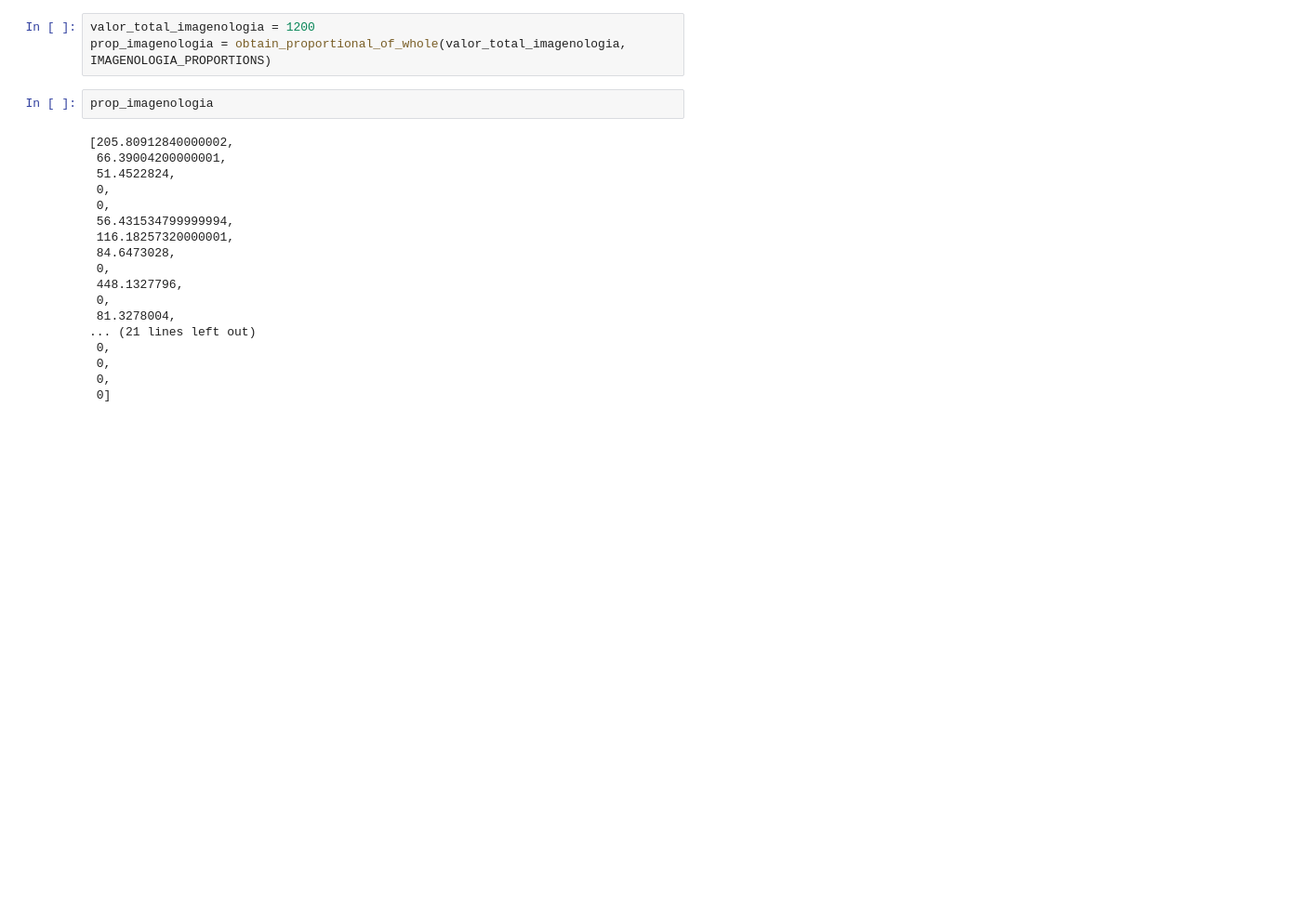
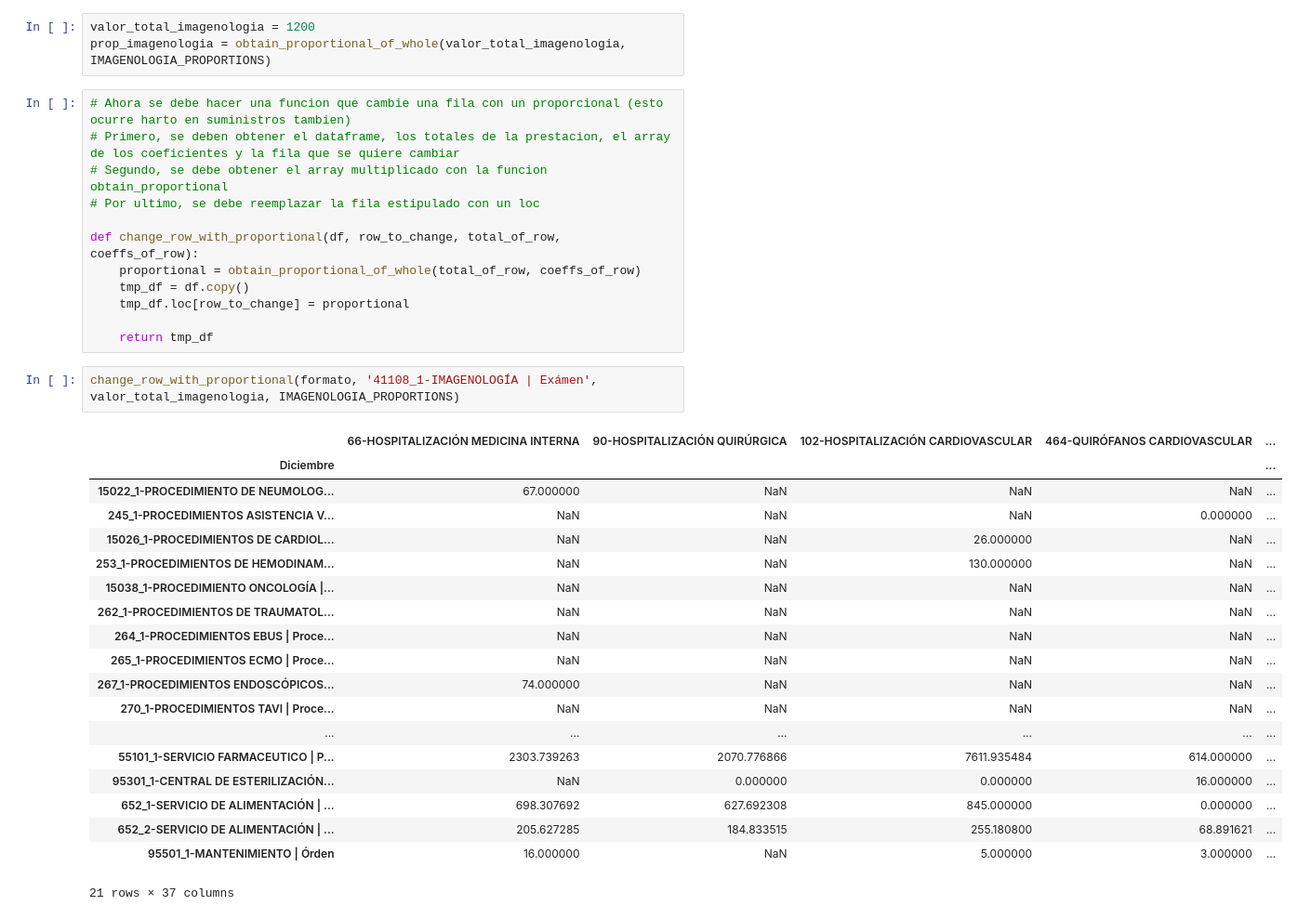
Before and after one commit to MrHamburguesa/sigcom, a Jupyter notebook: 6_DistribucionDeProduccionDeCCDeApoyo/modulo_cc_apoyo.ipynb, the cells around one changed output. Shown at 93% size. Cells and saved outputs as stored; diff of their text form; blank space fills up the shorter version.

Commit message:
Create and ready function to change rows with prop

```diff
--- a/6_DistribucionDeProduccionDeCCDeApoyo/modulo_cc_apoyo.ipynb
+++ b/6_DistribucionDeProduccionDeCCDeApoyo/modulo_cc_apoyo.ipynb
@@ -235,23 +235,37 @@ multiplicado = obtain_proportional_of_whole(valor_total_tomografia, TOMOGRAFIA_P
 # %%
 valor_total_imagenologia = 1200
 prop_imagenologia = obtain_proportional_of_whole(valor_total_imagenologia, IMAGENOLOGIA_PROPORTIONS)
-# %%
-prop_imagenologia
-# %% [output]
-[205.80912840000002,
- 66.39004200000001,
- 51.4522824,
- 0,
- 0,
- 56.431534799999994,
- 116.18257320000001,
- 84.6473028,
- 0,
- 448.1327796,
- 0,
- 81.3278004,
-... (21 lines left out)
- 0,
- 0,
- 0,
- 0]
+# %%
+# Ahora se debe hacer una funcion que cambie una fila con un proporcional (esto ocurre harto en suministros tambien)
+# Primero, se deben obtener el dataframe, los totales de la prestacion, el array de los coeficientes y la fila que se quiere cambiar
+# Segundo, se debe obtener el array multiplicado con la funcion obtain_proportional
+# Por ultimo, se debe reemplazar la fila estipulado con un loc
+
+def change_row_with_proportional(df, row_to_change, total_of_row, coeffs_of_row):
+    proportional = obtain_proportional_of_whole(total_of_row, coeffs_of_row)
+    tmp_df = df.copy()
+    tmp_df.loc[row_to_change] = proportional
+
+    return tmp_df
+# %%
+change_row_with_proportional(formato, '41108_1-IMAGENOLOGÍA | Exámen', valor_total_imagenologia, IMAGENOLOGIA_PROPORTIONS)
+# %% [output]
+|  | 66-HOSPITALIZACIÓN MEDICINA INTERNA | 90-HOSPITALIZACIÓN QUIRÚRGICA | 102-HOSPITALIZACIÓN CARDIOVASCULAR | 464-QUIRÓFANOS CARDIOVASCULAR | ... |
+| Diciembre |  |  |  |  | ... |
+| 15022_1-PROCEDIMIENTO DE NEUMOLOG... | 67.000000 | NaN | NaN | NaN | ... |
+| 245_1-PROCEDIMIENTOS ASISTENCIA V... | NaN | NaN | NaN | 0.000000 | ... |
+| 15026_1-PROCEDIMIENTOS DE CARDIOL... | NaN | NaN | 26.000000 | NaN | ... |
+| 253_1-PROCEDIMIENTOS DE HEMODINAM... | NaN | NaN | 130.000000 | NaN | ... |
+| 15038_1-PROCEDIMIENTO ONCOLOGÍA |... | NaN | NaN | NaN | NaN | ... |
+| 262_1-PROCEDIMIENTOS DE TRAUMATOL... | NaN | NaN | NaN | NaN | ... |
+| 264_1-PROCEDIMIENTOS EBUS | Proce... | NaN | NaN | NaN | NaN | ... |
+| 265_1-PROCEDIMIENTOS ECMO | Proce... | NaN | NaN | NaN | NaN | ... |
+| 267_1-PROCEDIMIENTOS ENDOSCÓPICOS... | 74.000000 | NaN | NaN | NaN | ... |
+| 270_1-PROCEDIMIENTOS TAVI | Proce... | NaN | NaN | NaN | NaN | ... |
+| ... | ... | ... | ... | ... | ... |
+| 55101_1-SERVICIO FARMACEUTICO | P... | 2303.739263 | 2070.776866 | 7611.935484 | 614.000000 | ... |
+| 95301_1-CENTRAL DE ESTERILIZACIÓN... | NaN | 0.000000 | 0.000000 | 16.000000 | ... |
+| 652_1-SERVICIO DE ALIMENTACIÓN | ... | 698.307692 | 627.692308 | 845.000000 | 0.000000 | ... |
+| 652_2-SERVICIO DE ALIMENTACIÓN | ... | 205.627285 | 184.833515 | 255.180800 | 68.891621 | ... |
+| 95501_1-MANTENIMIENTO | Órden | 16.000000 | NaN | 5.000000 | 3.000000 | ... |
+21 rows × 37 columns
```
